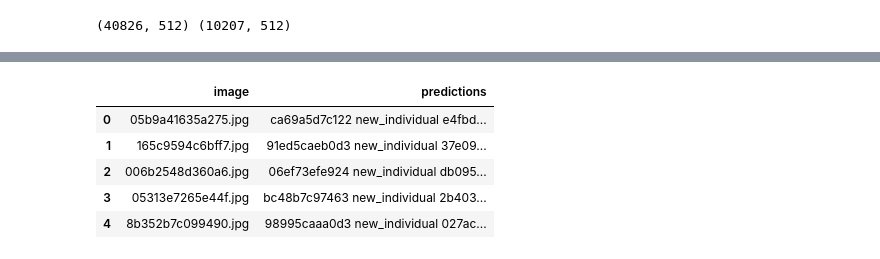
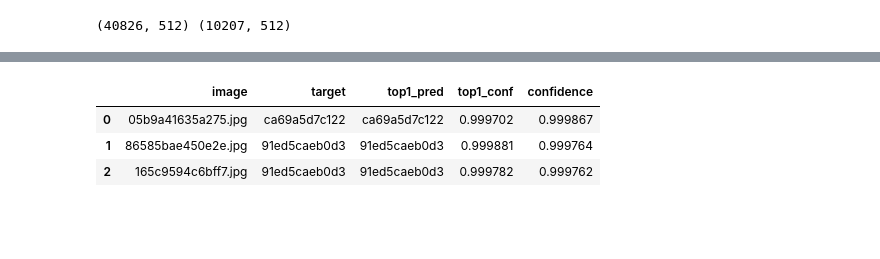
Before and after one commit to ptran1203/whale, a Jupyter notebook: eval.ipynb, the cells around one changed output, grey strips where cells are left out. Cells and saved outputs as stored; diff of their text form; code cells hidden in the pictures; blank space fills up the shorter version.

```diff
--- a/eval.ipynb
+++ b/eval.ipynb
@@ -91,6 +90,12 @@ id_map = {**train_map, **val_map}
 # val_imgs = val_df.image.unique()
 # val_embs = {k: train_embs[k] for k in val_imgs}
 
+import json
+
+with open('individual_ids.json', 'r') as f:
+    id2num = json.load(f)
+    num2id = {v:k for k, v in id2num.items()}
+
 from evaluate import compute_sim, evaluate, map_per_image, compute_simv2
 from evaluate import *
 
@@ -141,8 +146,6 @@ for i, scores in enumerate(cosines):
         topk_id = [train_map[x] for x in topk]
         qid = test_k[i]
         gt = train_map[qid]
-        if gt == topk_id[0] or gt not in topk_id[:5]:
-            continue
         c+=1
         imgs = [cv2.imread(f'{train_img_dir}/{qid}')[:,:,::-1]]
         for k, l in zip(topk, topk_id):
@@ -153,15 +156,14 @@ for i, scores in enumerate(cosines):
         fig = plt.figure(figsize=(25, 4))
         columns = top + 1
         rows = 1
-        print(qid, gt)
         for i2 in range(0, columns*rows):
             fig.add_subplot(rows, columns, i2+1)
-            plt.title(f'{gt} {qid}' if i2 == 0 else f'{topk_score[i2 - 1]:.2f} {id_map[topk[i2 -1]]}')
+            plt.title(f'{gt} {id_map[qid]}' if i2 == 0 else f'{topk_score[i2 - 1]:.2f} {id_map[topk[i2 -1]]}')
             plt.imshow(imgs[i2])
             plt.axis('off')
 
         plt.show()
 
-    if c == 4:
+    if c == 5:
         break
 # %% [output]
@@ -179,9 +178,7 @@ from sklearn.neighbors import NearestNeighbors
 n_neighbors = 100
 knn = NearestNeighbors(n_neighbors=n_neighbors,metric='cosine')
 
-# pred = pickle_load(infer_dirs[0] + '/test_pred.pkl')
+val_pred = pickle_load(infer_dirs[0] + '/val_pred.pkl')
 train_k, train_v = dict2list(train_embs)
 val_k, val_v = dict2list(val_embs)
 knn.fit(train_v)
-
-distances, idxs = knn.kneighbors(val_v, n_neighbors, return_distance=True)
@@ -188,56 +205,33 @@ distances, idxs = knn.kneighbors(val_v, n_neighbors, return_distance=True)
+# %%
+distances, idxs = knn.kneighbors(val_v, 100, return_distance=True)
 # %%
 
 from tqdm import tqdm
 
 val_df = []
 train_k = np.asarray(train_k)
 img2id = dict(zip(train_df.image, train_df.individual_id))
 
 for i in tqdm(range(len(val_k))):
     dist, idx = distances[i], idxs[i]
     for d, id in zip(dist, idx):
         img_id = train_k[id]
+        pred = val_pred[val_k[i]]
+        top1_idx = np.argmax(pred)
+        top1_conf = pred[top1_idx]
+        top1_pred = num2id[top1_idx]
         tar = img2id[img_id]
-        val_df.append([val_k[i], tar, d])
+        val_df.append([val_k[i], tar, d, top1_pred, top1_conf])
 
-val_df = pd.DataFrame(val_df, columns=['image', 'target', 'distances'])
+val_df = pd.DataFrame(val_df, columns=['image', 'target', 'distances', 'top1_pred', 'top1_conf'])
+raw_val_df = val_df.copy()
 val_df['confidence'] = 1-val_df['distances']
-val_df = val_df.groupby(['image','target']).confidence.max().reset_index()
+val_df = val_df.groupby(['image','target', 'top1_pred', 'top1_conf']).confidence.max().reset_index()
 val_df = val_df.sort_values('confidence',ascending=False).reset_index(drop=True)
 val_df.to_csv('val_neighbors.csv')
-val_df.image.value_counts().value_counts()
-
-val_pred = {}
-val_conf = {}
-sample_list = ['938b7e931166', '5bf17305f073', '7593d2aee842', '7362d7a01d00','956562ff2888']
-
-for i,row in tqdm(val_df.iterrows(), total=len(val_df)):
-    if row.image in val_pred:
-        if len(val_pred[row.image])==5:
-            continue
-        val_pred[row.image].append(row.target)
-    elif row.confidence >= 0.5:
-        val_pred[row.image] = [row.target,'new_individual']
-    else:
-        val_pred[row.image] = ['new_individual',row.target]
-
-    if row.image not in val_conf:
-        val_conf[row.image] = row.confidence
-
-for x in tqdm(val_pred):
-    if len(val_pred[x])<5:
-        remaining = [y for y in sample_list if y not in val_pred]
-        val_pred[x] = val_pred[x]+remaining
-        val_pred[x] = val_pred[x][:5]
-    val_pred[x] = ' '.join(val_pred[x])
-
-val_pred = pd.Series(val_pred).reset_index()
-val_pred.columns = ['image','predictions']
-val_pred.head()
+val_df.head(3)
 # %% [output]
-|  | image | predictions |
-| 0 | 05b9a41635a275.jpg | ca69a5d7c122 new_individual e4fbd... |
-| 1 | 165c9594c6bff7.jpg | 91ed5caeb0d3 new_individual 37e09... |
-| 2 | 006b2548d360a6.jpg | 06ef73efe924 new_individual db095... |
-| 3 | 05313e7265e44f.jpg | bc48b7c97463 new_individual 2b403... |
-| 4 | 8b352b7c099490.jpg | 98995caaa0d3 new_individual 027ac... |
+|  | image | target | top1_pred | top1_conf | confidence |
+| 0 | 05b9a41635a275.jpg | ca69a5d7c122 | ca69a5d7c122 | 0.999702 | 0.999867 |
+| 1 | 86585bae450e2e.jpg | 91ed5caeb0d3 | 91ed5caeb0d3 | 0.999881 | 0.999764 |
+| 2 | 165c9594c6bff7.jpg | 91ed5caeb0d3 | 91ed5caeb0d3 | 0.999782 | 0.999762 |
```
Also changed, not shown: parts of 13 cells of this notebook, 2 other files.
